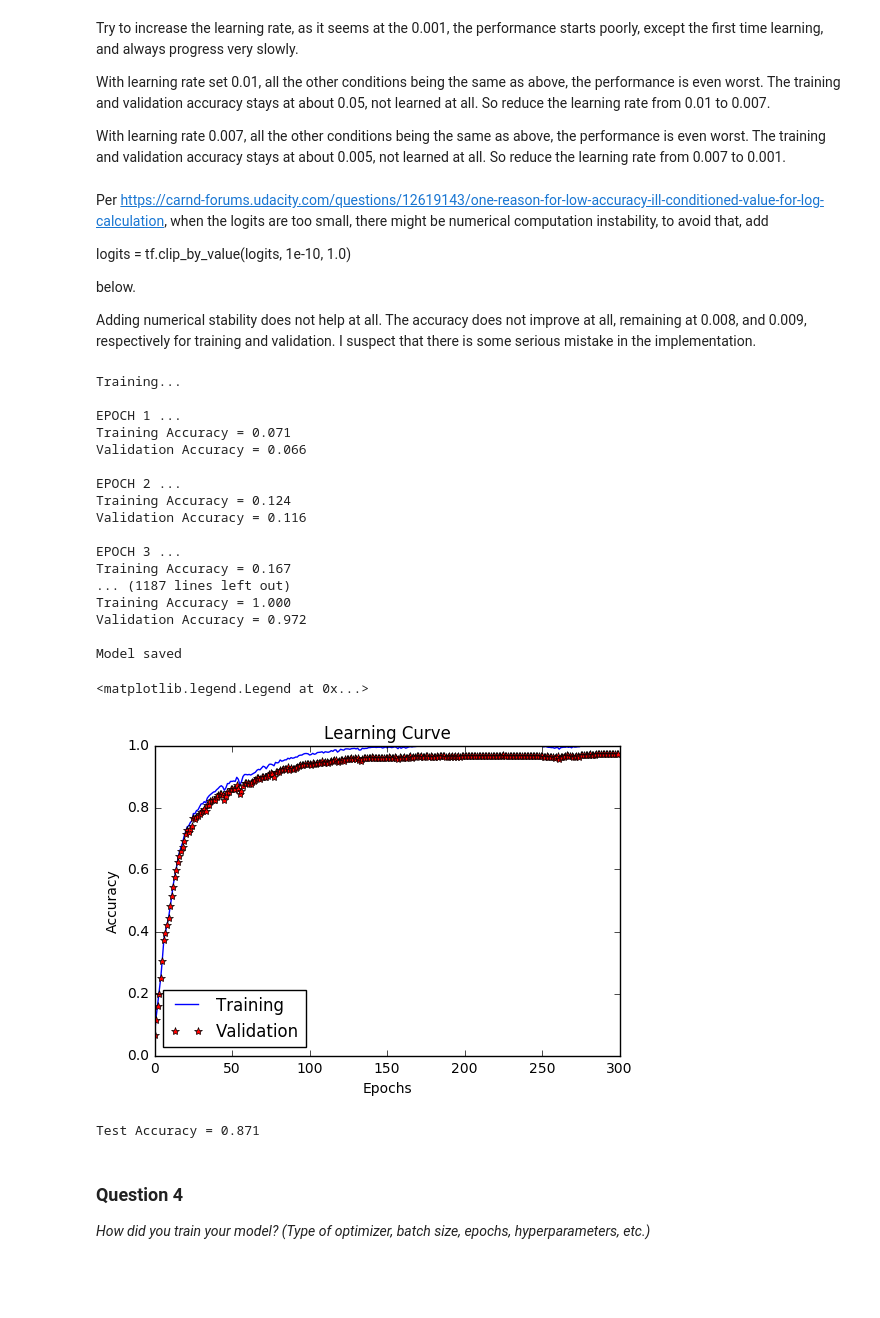
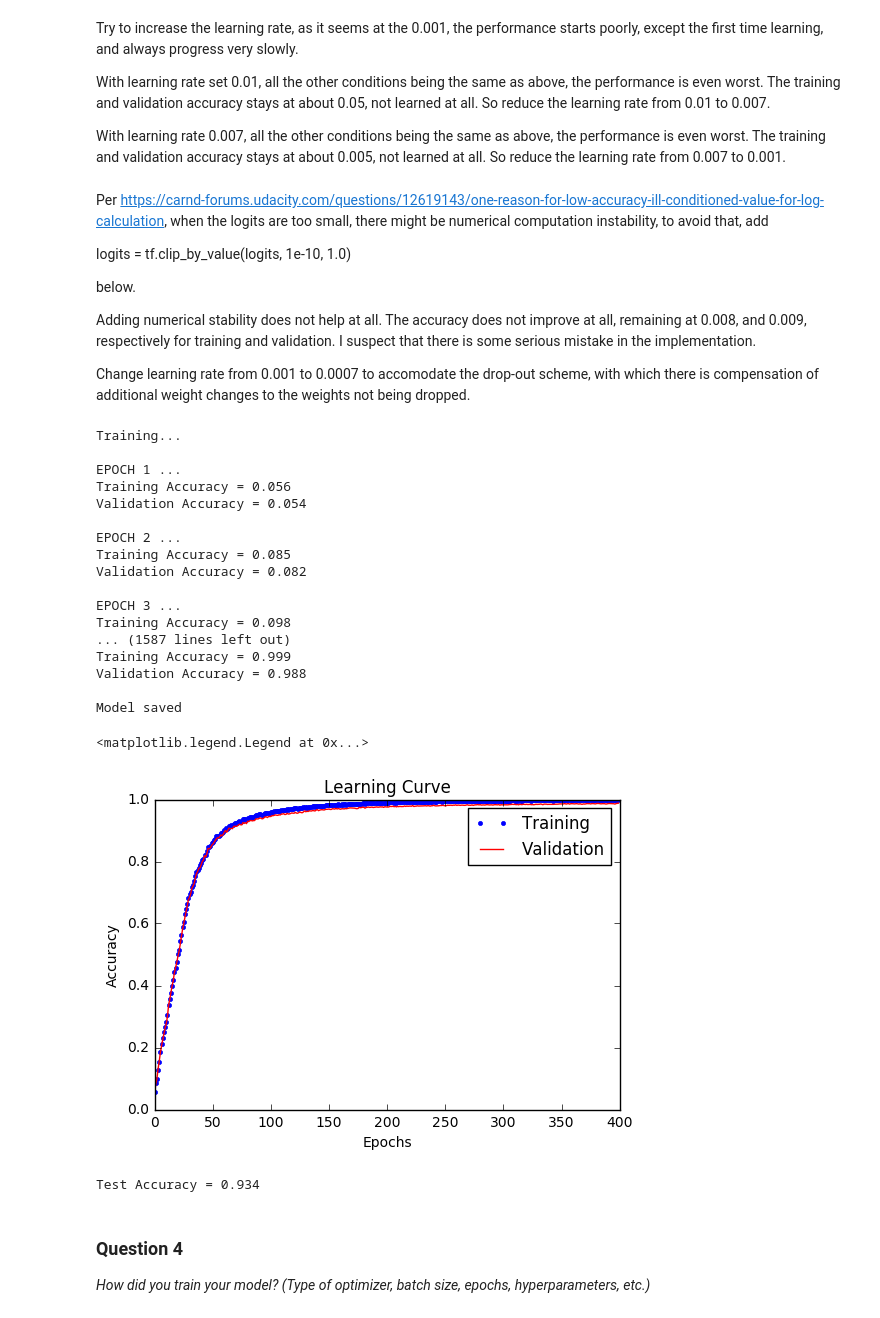
Before and after one commit to yubrshen/traffic-sign-study, a Jupyter notebook: Traffic_Sign_Classifier.ipynb, the cells around one changed output. Drawn from its saved outputs; the diff is of its cells as text; code cells hidden in the pictures; blank space fills up the shorter version.

Commit message:
Complete drop-out and batch size and epoch number experiments successfully.

```diff
--- a/Traffic_Sign_Classifier.ipynb
+++ b/Traffic_Sign_Classifier.ipynb
@@ -273,6 +273,9 @@ def LeNet(x):
     # SOLUTION: Activation.
     fc1    = tf.nn.relu(fc1)
 
+    # Drop-out.
+    fc1 = tf.nn.dropout(fc1, keep_prob)
+
     # SOLUTION: Layer 4: Fully Connected. Input = 120. Output = 84.
     fc2_W  = tf.Variable(tf.truncated_normal(shape=(120, 84), mean = mu, stddev = sigma))
     fc2_b  = tf.Variable(tf.zeros(84))
@@ -281,6 +284,9 @@ def LeNet(x):
     # SOLUTION: Activation.
     fc2    = tf.nn.relu(fc2)
 
+    # Drop-out.
+    # fc2 = tf.nn.dropout(fc2, keep_prob)
+
     # SOLUTION: Layer 5: Fully Connected. Input = 84. Output = 10.
 
     fc3_W  = tf.Variable(tf.truncated_normal(shape=(84, n_classes), mean = mu, stddev = sigma))
@@ -323,4 +335,5 @@ Upon observation, it indeed solved the problem not making progress, and it seems
 # %%
 import math
 BATCH_SIZE = 10000
-EPOCHS = 300
+EPOCHS = 400
+10*(math.floor(BATCH_SIZE/128))
@@ -342,8 +357,10 @@ logits = tf.clip_by_value(logits, 1e-10, 1.0)
 below.
 
 Adding numerical stability does not help at all. The accuracy does not improve at all, remaining at 0.008, and 0.009, respectively for training and validation. I suspect that there is some serious mistake in the implementation.
+
+Change learning rate from 0.001 to 0.0007 to accomodate the drop-out scheme, with which there is compensation of additional weight changes to the weights not being dropped.
 # %%
-rate = 0.001
+rate = 0.0007
 
 logits = LeNet(x)
 #logits = tf.clip_by_value(logits, 1e-10, 1.0) # added to improve numerical stability.
@@ -363,7 +380,7 @@ def evaluate(X_data, y_data):
     sess = tf.get_default_session()
     for offset in range(0, num_examples, BATCH_SIZE):
         batch_x, batch_y = X_data[offset:offset+BATCH_SIZE], y_data[offset:offset+BATCH_SIZE]
-        accuracy = sess.run(accuracy_operation, feed_dict={x: batch_x, y: batch_y})
+        accuracy = sess.run(accuracy_operation, feed_dict={x: batch_x, y: batch_y, keep_prob: 1.0})
         total_accuracy += (accuracy * len(batch_x))
     return total_accuracy / num_examples
 # %%
@@ -381,49 +398,49 @@ with tf.Session() as sess:
         for offset in range(0, num_examples, BATCH_SIZE):
             end = offset + BATCH_SIZE
             batch_x, batch_y = X_train[offset:end], y_train[offset:end]
-            sess.run(training_operation, feed_dict={x: batch_x, y: batch_y})
+            sess.run(training_operation, feed_dict={x: batch_x, y: batch_y, keep_prob: 0.5})
 
         training_accuracy = evaluate(X_train, y_train)
         validation_accuracy = evaluate(X_validation, y_validation)
 
         epochs.append(i)
         accuracies_training.append(training_accuracy)
         accuracies_validation.append(validation_accuracy)
 
         print("EPOCH {} ...".format(i+1))
         print("Training Accuracy = {:.3f}".format(training_accuracy))
         print("Validation Accuracy = {:.3f}".format(validation_accuracy))
         print()
 
     saver.save(sess, 'lenet')
     print("Model saved")
 
-plt.plot(epochs, accuracies_training,'b-', label="Training")
-plt.plot(epochs, accuracies_validation, 'r*', label="Validation")
+plt.plot(epochs, accuracies_training,'b.', label="Training")
+plt.plot(epochs, accuracies_validation, 'r-', label="Validation")
 plt.xlabel("Epochs")
 plt.ylabel("Accuracy")
 plt.title("Learning Curve")
 plt.legend(loc='best') # place legend to avoid overlapping with curves.
 # %% [output]
 Training...
 
 EPOCH 1 ...
-Training Accuracy = 0.071
-Validation Accuracy = 0.066
+Training Accuracy = 0.056
+Validation Accuracy = 0.054
 
 EPOCH 2 ...
-Training Accuracy = 0.124
-Validation Accuracy = 0.116
+Training Accuracy = 0.085
+Validation Accuracy = 0.082
 
 EPOCH 3 ...
-Training Accuracy = 0.167
-... (1187 lines left out)
-Training Accuracy = 1.000
-Validation Accuracy = 0.972
+Training Accuracy = 0.098
+... (1587 lines left out)
+Training Accuracy = 0.999
+Validation Accuracy = 0.988
 
 Model saved
 <matplotlib.legend.Legend at 0x...>
-[figure, old version]
+[figure, new version]
 # %%
 with tf.Session() as sess:
     saver.restore(sess, tf.train.latest_checkpoint('.'))
@@ -431,7 +448,7 @@ with tf.Session() as sess:
     test_accuracy = evaluate(X_test, y_test)
     print("Test Accuracy = {:.3f}".format(test_accuracy))
 # %% [output]
-Test Accuracy = 0.871
+Test Accuracy = 0.934
 # %% [markdown]
 ### Question 4
 
```
Also changed, not shown: parts of 3 cells of this notebook.
